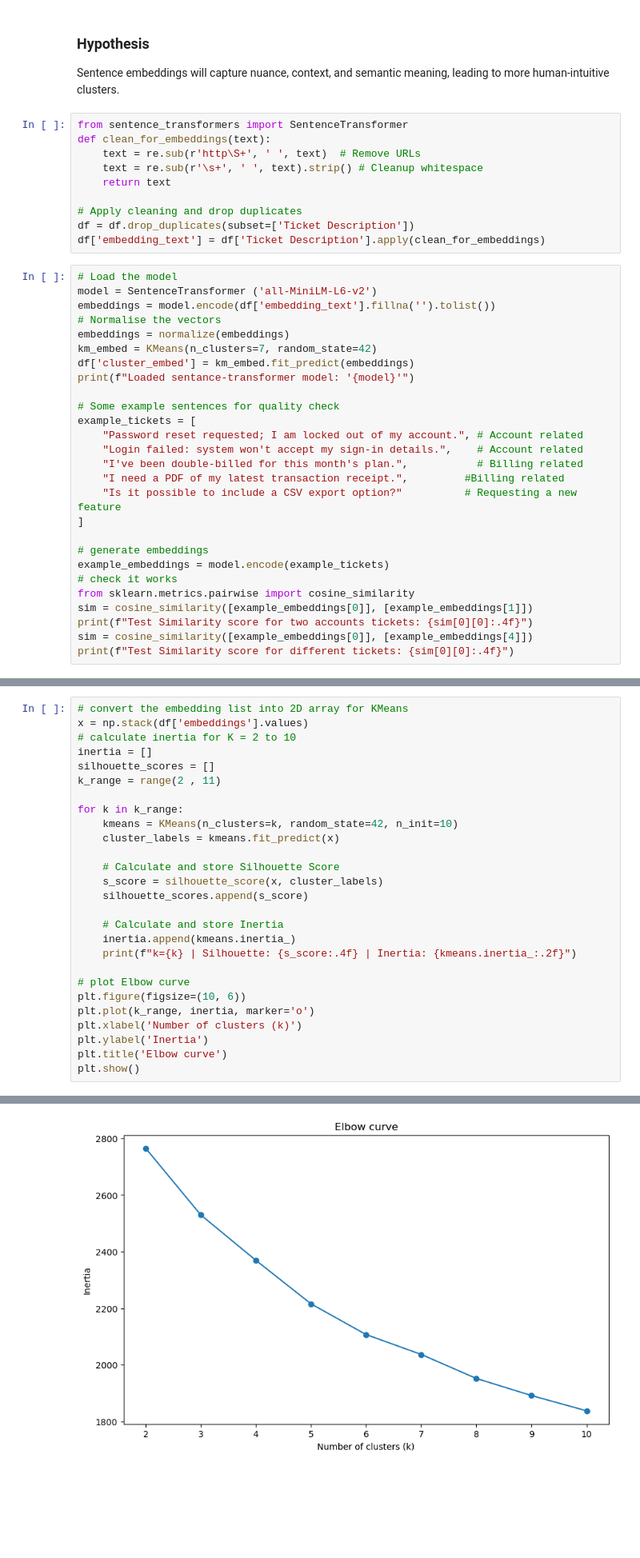
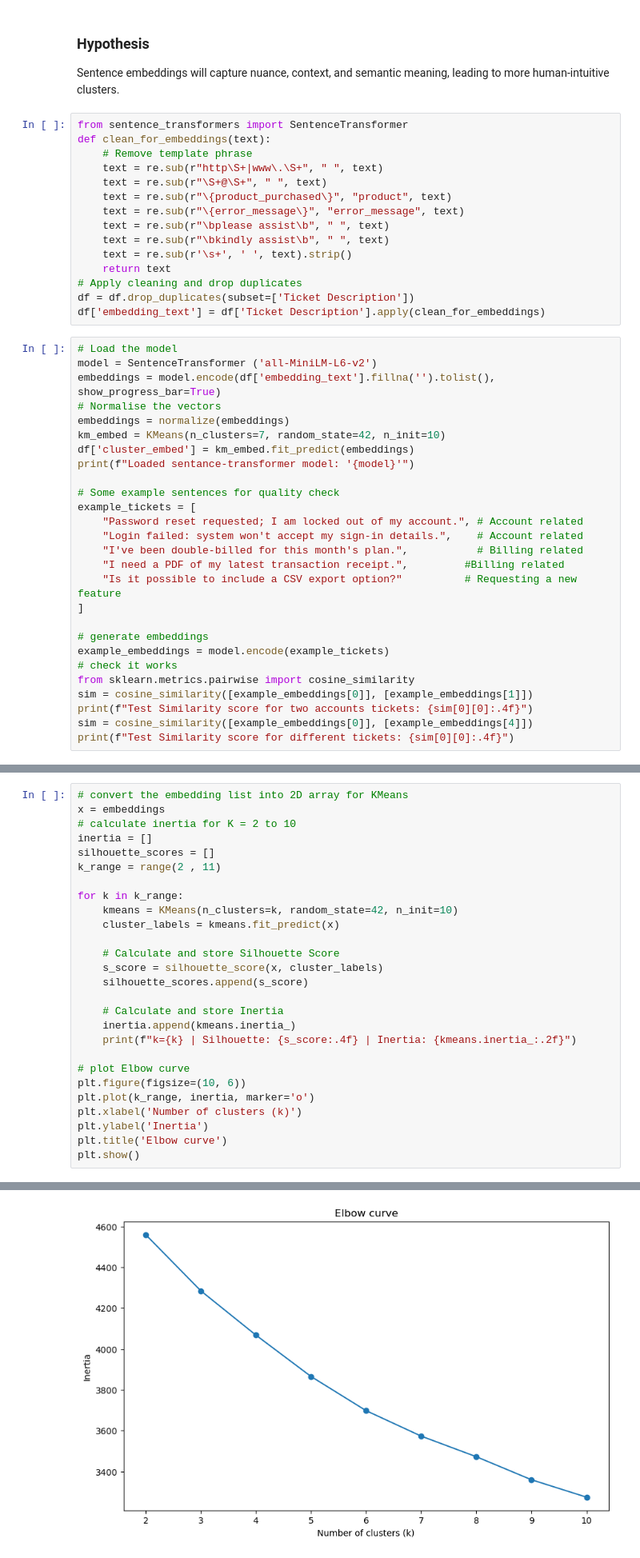
Before and after one commit to Razan-88/TextAnalytics-CW-Task4, a Jupyter notebook: research_notebooks/TFIDF_SentenceEmbeddings_KMeans.ipynb, the cells around one changed output, grey strips where cells are left out. Shown at 80% size. Cells and saved outputs as stored; diff of their text form; blank space fills up the shorter version.

```diff
--- a/research_notebooks/TFIDF_SentenceEmbeddings_KMeans.ipynb
+++ b/research_notebooks/TFIDF_SentenceEmbeddings_KMeans.ipynb
@@ -308,20 +287,25 @@ Sentence embeddings will capture nuance, context, and semantic meaning, leading
 # %%
 from sentence_transformers import SentenceTransformer
 def clean_for_embeddings(text):
-    text = re.sub(r'http\S+', ' ', text)  # Remove URLs
-    text = re.sub(r'\s+', ' ', text).strip() # Cleanup whitespace
+    # Remove template phrase
+    text = re.sub(r"http\S+|www\.\S+", " ", text)
+    text = re.sub(r"\S+@\S+", " ", text)
+    text = re.sub(r"\{product_purchased\}", "product", text)
+    text = re.sub(r"\{error_message\}", "error_message", text)
+    text = re.sub(r"\bplease assist\b", " ", text)
+    text = re.sub(r"\bkindly assist\b", " ", text)
+    text = re.sub(r'\s+', ' ', text).strip()
     return text
-
 # Apply cleaning and drop duplicates
 df = df.drop_duplicates(subset=['Ticket Description'])
 df['embedding_text'] = df['Ticket Description'].apply(clean_for_embeddings)
 # %%
 # Load the model
 model = SentenceTransformer ('all-MiniLM-L6-v2')
-embeddings = model.encode(df['embedding_text'].fillna('').tolist())
+embeddings = model.encode(df['embedding_text'].fillna('').tolist(), show_progress_bar=True)
 # Normalise the vectors
 embeddings = normalize(embeddings)
-km_embed = KMeans(n_clusters=7, random_state=42)
+km_embed = KMeans(n_clusters=7, random_state=42, n_init=10)
 df['cluster_embed'] = km_embed.fit_predict(embeddings)
 print(f"Loaded sentance-transformer model: '{model}'")
 
@@ -364,7 +375,7 @@ df['embeddings'] = list(model.encode(df['embedding_text'].astype(str), show_prog
 df.to_csv('embedded_customer_support_tickets.csv', index=False)
 # %%
 # convert the embedding list into 2D array for KMeans
-x = np.stack(df['embeddings'].values)
+x = embeddings
 # calculate inertia for K = 2 to 10
 inertia = []
 silhouette_scores = []
@@ -402,4 +413,4 @@ k=10 | Silhouette: 0.1645 | Inertia: 1837.54
-[figure, old version]
+[figure, new version]
 # %%
 #plot Silhouette
 plt.figure(figsize=(10, 6))
```
Also changed, not shown: parts of 12 cells of this notebook.
